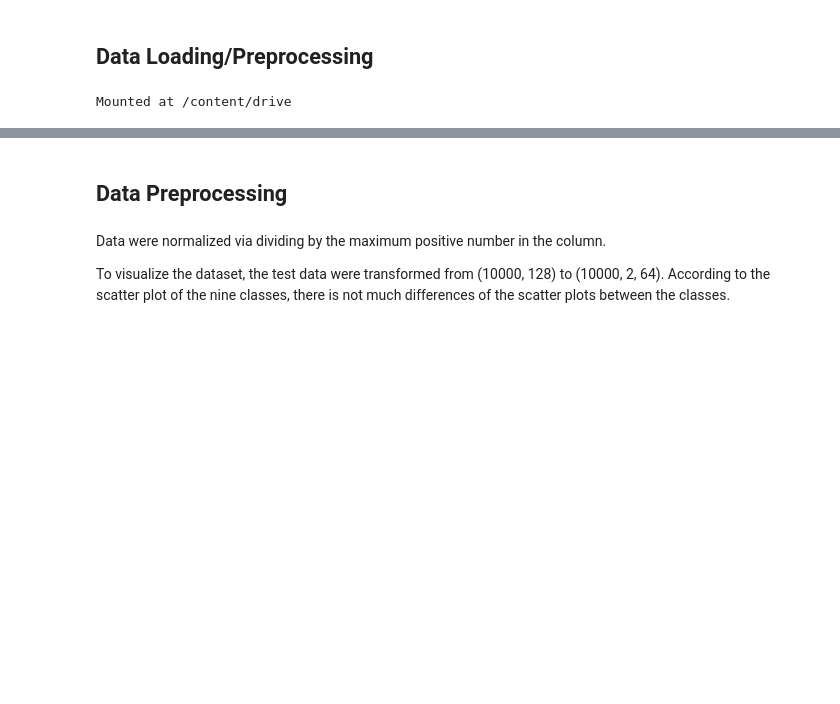
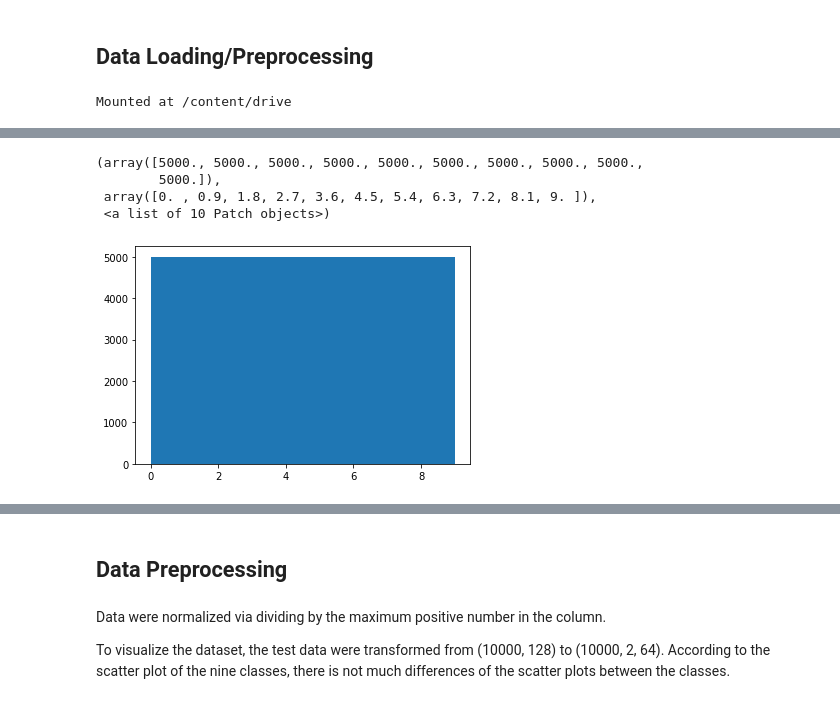
Before and after one commit to Wattsy2020/DeepLearningA1, a Jupyter notebook: Code.ipynb, the cells around one changed output, grey strips where cells are left out. Cells and saved outputs as stored; diff of their text form; code cells hidden in the pictures; blank space fills up the shorter version.

```diff
--- a/Code.ipynb
+++ b/Code.ipynb
@@ -80,0 +78,12 @@ Shape of transformed train label is:     (10000, 10)
+# %%
+# IS THIS MNIST? This seems like a version of mnist that has been cropped and/or compressed, potentially to 16x8 px format
+# 50000 train and 10000 test data
+# 10 labels (1 for each digit)
+# Equal Distribution of labels
+plt.hist(train_label, bins=10)
+# %% [output]
+(array([5000., 5000., 5000., 5000., 5000., 5000., 5000., 5000., 5000.,
+        5000.]),
+ array([0. , 0.9, 1.8, 2.7, 3.6, 4.5, 5.4, 6.3, 7.2, 8.1, 9. ]),
+ <a list of 10 Patch objects>)
+[figure, added]
```
Also changed, not shown: parts of 42 cells of this notebook.
